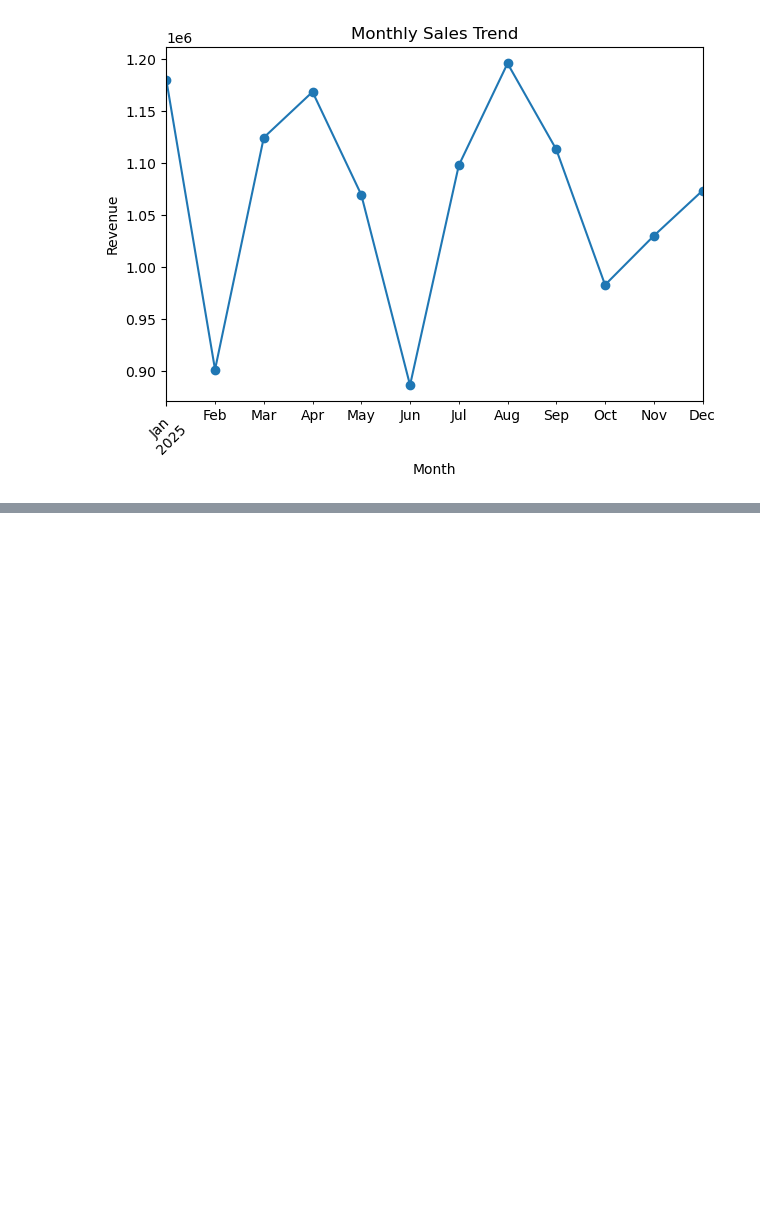
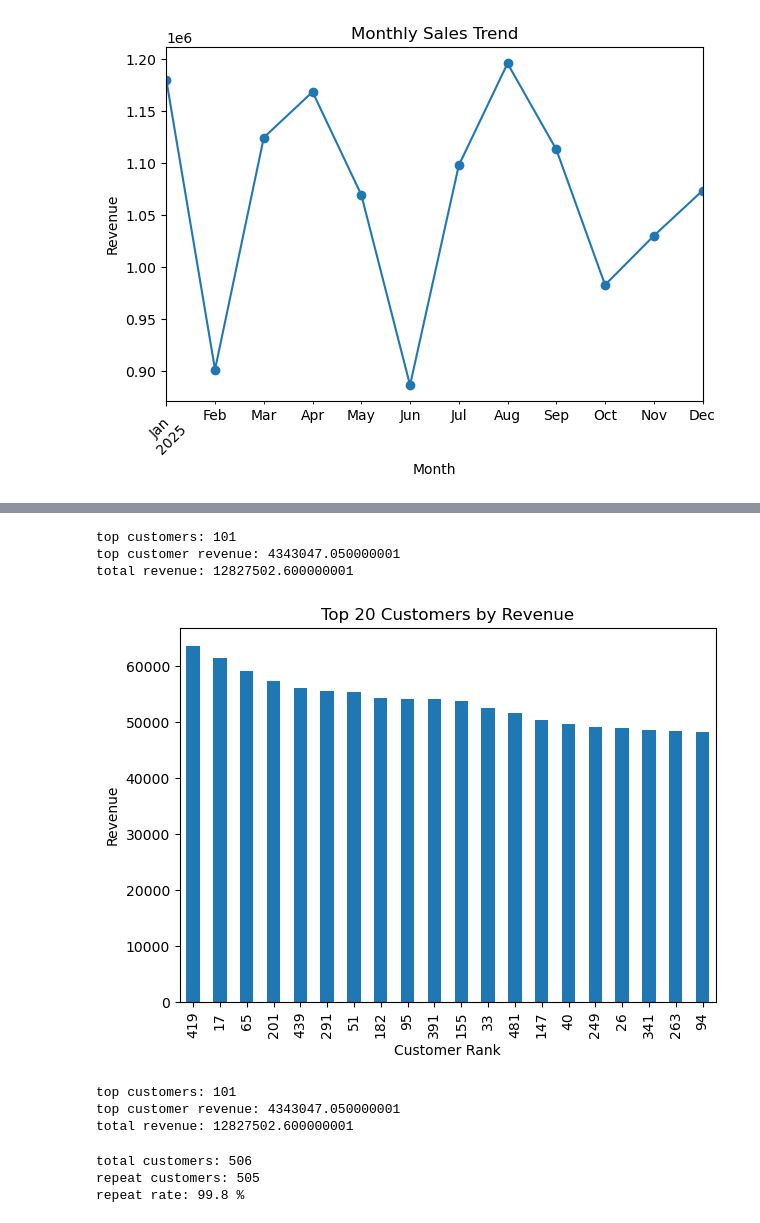
Before and after one commit to shivambagwale/northstar-retail-analytics, a Jupyter notebook: retail_analysis.ipynb, the cells around one changed output, grey strips where cells are left out. Saved outputs shown, nothing was run; the diff lists cells and outputs as text; code cells hidden in the pictures; blank space fills up the shorter version.

Commit message:
completed project setup, mysql import, notebook connection, and initial data cleaning

```diff
--- a/retail_analysis.ipynb
+++ b/retail_analysis.ipynb
@@ -443,0 +458,21 @@ plt.show()
+# %%
+def parse_mixed_date(x):
+    for fmt in ("%m/%d/%Y", "%Y-%m-%d", "%d-%m-%Y", "%d/%m/%Y"):
+        try:
+            return pd.to_datetime(x, format=fmt)
+        except:
+            continue
+    return pd.NaT
+
+sales["transaction_date_clean"] = sales["transaction_date"].apply(parse_mixed_date)
+# %%
+customer_revenue = (
+    sales.groupby("customer_id")["total_amount"]
+    .sum()
+    .reset_index()
+    .sort_values("total_amount", ascending=False)
+)
+
+customer_revenue.columns = ["customer_id", "total_revenue"]
+
+print(customer_revenue.head(10))
@@ -443,0 +491,55 @@ plt.show()
+# %%
+top_20_count = int(len(customer_revenue) * 0.2)
+
+top_customers = customer_revenue.head(top_20_count)
+
+print("top customers:", top_20_count)
+print("top customer revenue:", top_customers["total_revenue"].sum())
+print("total revenue:", customer_revenue["total_revenue"].sum())
+# %% [output]
+top customers: 101
+top customer revenue: 4343047.050000001
+total revenue: 12827502.600000001
+# %%
+import matplotlib.pyplot as plt
+
+top_customers["total_revenue"].head(20).plot(kind="bar")
+plt.title("Top 20 Customers by Revenue")
+plt.xlabel("Customer Rank")
+plt.ylabel("Revenue")
+plt.tight_layout()
+plt.show()
+# %% [output]
+[figure, added]
+# %%
+top_20_count = int(len(customer_revenue) * 0.2)
+
+top_customers = customer_revenue.head(top_20_count)
+
+print("top customers:", top_20_count)
+print("top customer revenue:", top_customers["total_revenue"].sum())
+print("total revenue:", customer_revenue["total_revenue"].sum())
+# %% [output]
+top customers: 101
+top customer revenue: 4343047.050000001
+total revenue: 12827502.600000001
+# %%
+customer_orders = (
+    sales.groupby("customer_id")
+    .size()
+    .reset_index(name="order_count")
+)
+
+repeat_customers = customer_orders[customer_orders["order_count"] > 1]
+
+repeat_rate = (
+    len(repeat_customers) / len(customer_orders)
+) * 100
+
+print("total customers:", len(customer_orders))
+print("repeat customers:", len(repeat_customers))
+print("repeat rate:", round(repeat_rate, 2), "%")
+# %% [output]
+total customers: 506
+repeat customers: 505
+repeat rate: 99.8 %
```
Also changed, not shown: parts of 9 cells of this notebook.
